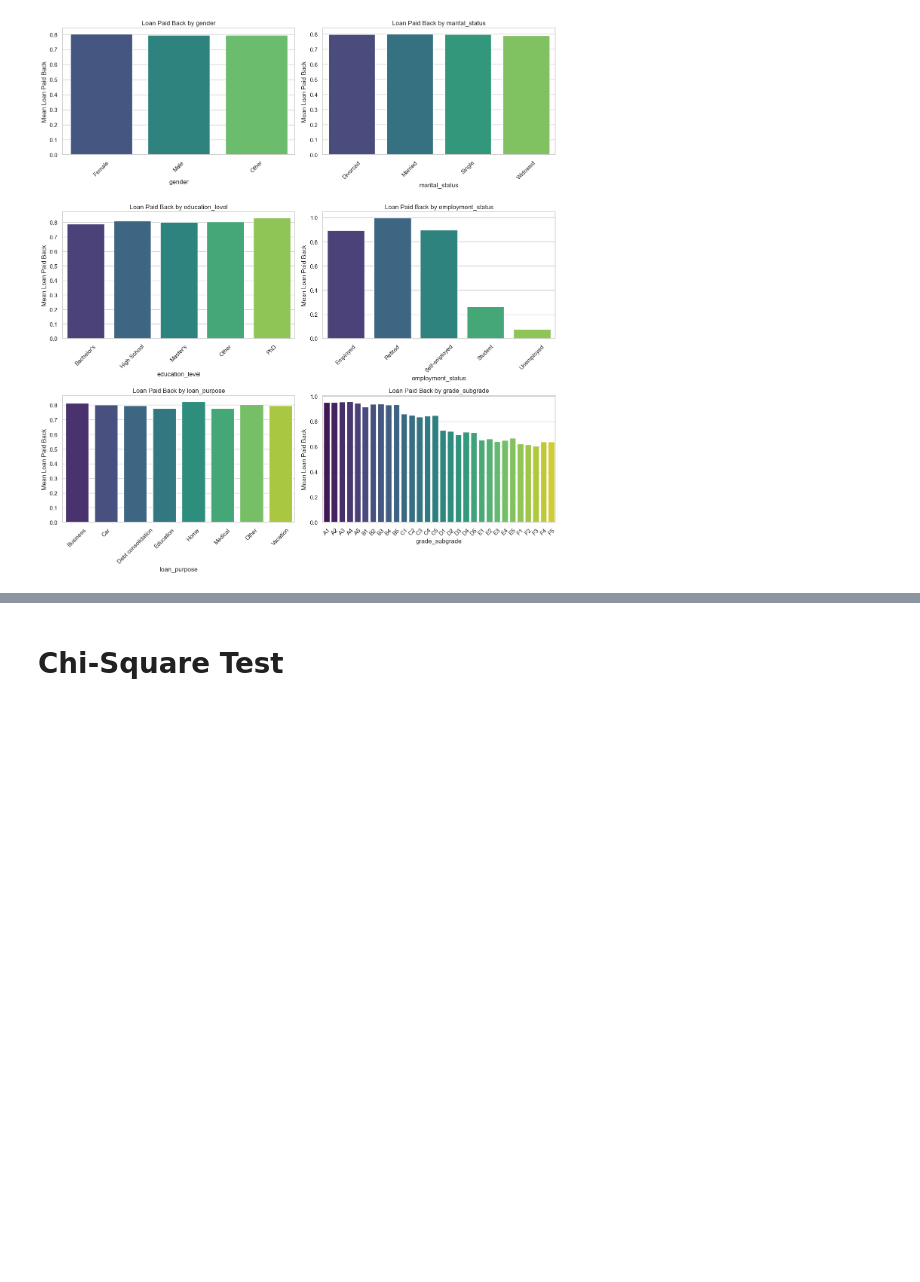
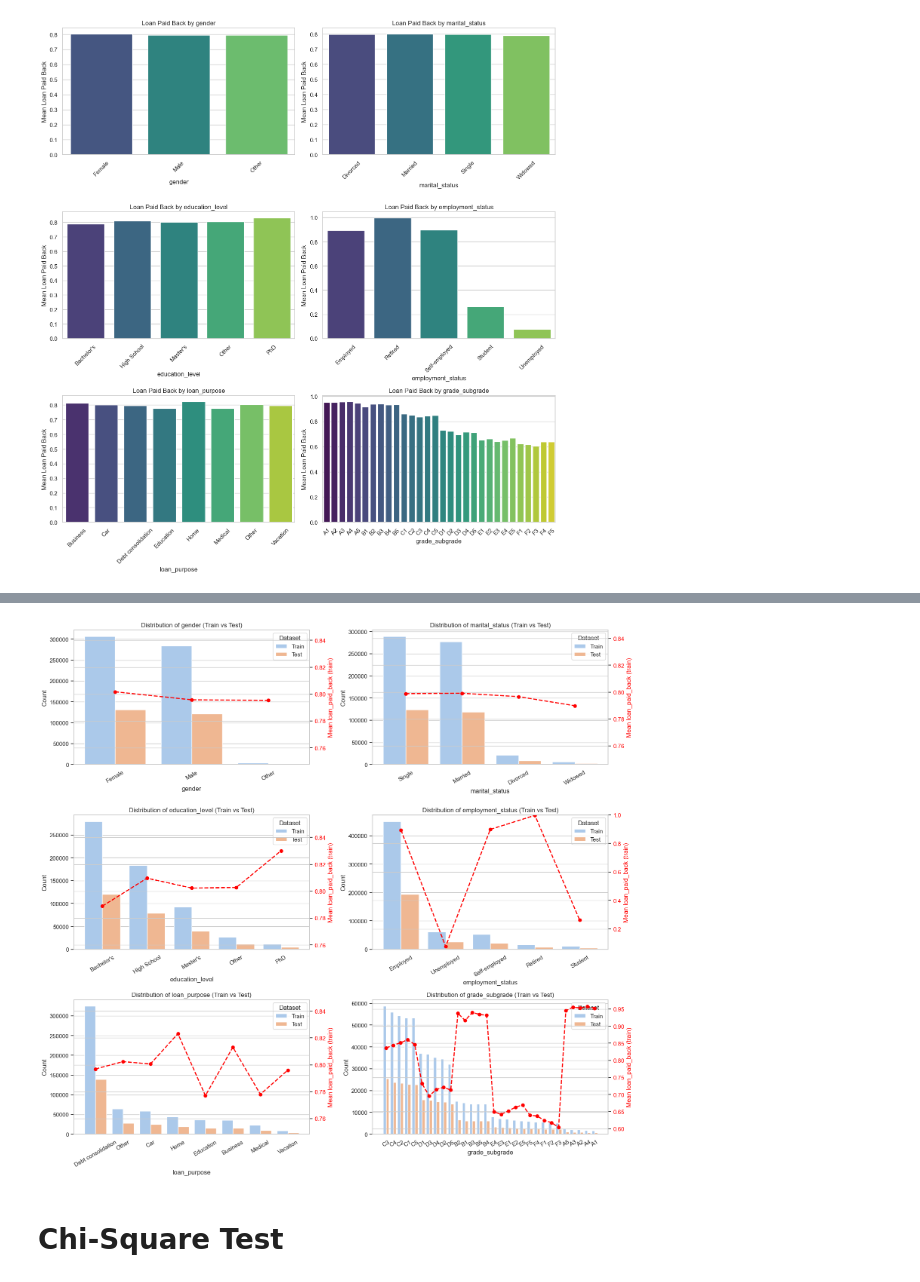
Before and after one commit to victorhrls/Kaggle, a Jupyter notebook: Loan Payback/loan-payback-eda.ipynb, the cells around one changed output, grey strips where cells are left out. Saved outputs shown, nothing was run; the diff lists cells and outputs as text; code cells hidden in the pictures; blank space fills up the shorter version.

Commit message:
cat graphs

```diff
--- a/Loan Payback/loan-payback-eda.ipynb
+++ b/Loan Payback/loan-payback-eda.ipynb
@@ -377,46 +377,95 @@ plt.show()
 # %% [output]
 [figure]
 # %%
-# Analysing the categories
+import matplotlib.pyplot as plt
+import seaborn as sns
+import pandas as pd
+import numpy as np
 
+# Analysing the categories (train + test counts) with mean computed only on train
+
+# Columns to plot
+cat_features = ['gender', 'marital_status', 'education_level', 'employment_status', 'loan_purpose', 'grade_subgrade']
+
+# Prepare train view (keep target)
 view_train_cat = df_train[cat_features + ['loan_paid_back']].copy()
 view_train_cat["Source"] = 'Train'
 
-view_test_cat = df_test[cat_features + ['loan_paid_back']].copy()
+# Prepare test view (do NOT create loan_paid_back column)
+view_test_cat = df_test[cat_features].copy()
 view_test_cat['Source'] = 'Test'
 
-# concatenate
-#  Ignore index in order to ignore DUPLICATES
-view_concat_cat = pd.concat([view_train_cat,view_test_cat], ignore_index = True)
+# Concatenate for counts
+view_concat_cat = pd.concat([view_train_cat, view_test_cat], ignore_index=True, sort=False)
 
 n_cols = 2
-n_rows = (len(cat_features) + n_cols -1) //n_cols
+n_rows = (len(cat_features) + n_cols - 1) // n_cols
 
-
-fig,axes = plt.subplots(n_rows,n_cols, figsize = (n_rows*8, n_cols*5))
-
+fig, axes = plt.subplots(n_rows, n_cols, figsize=(n_cols * 8, n_rows * 5))
 axes = axes.flatten()
 
 for i, col in enumerate(cat_features):
     ax = axes[i]
 
-    # Train/Test bar distribution
-    sns.countplot(data=view_concat_cat, x=col, hue='Source', palette='pastel', ax=ax)
+    # Decide category order from combined counts
+    category_order = view_concat_cat[col].value_counts().index.tolist()
+    xs = range(len(category_order))  # numeric x positions
+
+    # Train/Test bar distribution using the same order
+    sns.countplot(
+        data=view_concat_cat, x=col, hue='Source',
+        palette='pastel', order=category_order, ax=ax
+    )
     ax.set_title(f'Distribution of {col} (Train vs Test)')
     ax.set_xlabel(col)
     ax.set_ylabel('Count')
-    ax.tick_params(axis='x', rotation=30)
+    ax.legend(title='Dataset')
 
-    # Mean loan_paid_back line (red) over categories
-    mean_overall = view_concat_cat.groupby(col)['loan_paid_back'].mean()
+    # Mean of loan_paid_back: compute ONLY on train
+    train_means = view_train_cat.groupby(col)['loan_paid_back'].mean().reindex(category_order)
+
     ax2 = ax.twinx()
-    mean_overall.plot(style='-o', color='red', linewidth=2, ax=ax2)
-    ax2.set_ylabel('Mean Loan Paid Back', color='red')
-    ax2.tick_params(axis='y', colors='red')
-    ax2.set_ylim(0, 1)
+    if train_means.notna().any():
+        ax2.plot(xs, train_means.values, marker='o', linestyle='--', color='red', linewidth=2)
+
+    # -------------------------
+    # Smart y-limit adjustment
+    # -------------------------
+    valid_means = train_means.dropna()
+    if len(valid_means) > 0:
+        mean_range = valid_means.max() - valid_means.min()
+
+        # If range is very small (< 0.05), use a fixed small window
+        if mean_range < 0.05:
+            center = valid_means.mean()
+            ax2.set_ylim(max(0, center - 0.05), min(1, center + 0.05))
+        # If range is moderate, add 10% padding
+        elif mean_range < 0.3:
+            padding = mean_range * 0.1
+            ax2.set_ylim(
+                max(0, valid_means.min() - padding),
+                min(1, valid_means.max() + padding)
+            )
+        # If range is large, show full scale or with minimal padding
+        else:
+            padding = 0.02
+            ax2.set_ylim(
+                max(0, valid_means.min() - padding),
+                min(1, valid_means.max() + padding)
+            )
+    else:
+        ax2.set_ylim(0, 1)
+    # -------------------------
+
+    ax2.set_ylabel('Mean loan_paid_back (train)', color='red')
+    ax2.tick_params(axis='y', labelcolor='red')
+
+    # Ensure x ticks on primary axis match numeric positions and labels
+    ax.set_xticks(xs)
+    ax.set_xticklabels(category_order, rotation=30)
 
 # Remove extra axes
-for j in range(i+1, len(axes)):
+for j in range(i + 1, len(axes)):
     fig.delaxes(axes[j])
 
 plt.tight_layout()
@@ -426,3 +474,4 @@ KeyError: "['loan_paid_back'] not in index"
+[figure, added]
 # %% [markdown]
 # Chi-Square Test
 # %%
```
Also changed, not shown: parts of 1 cell of this notebook.
